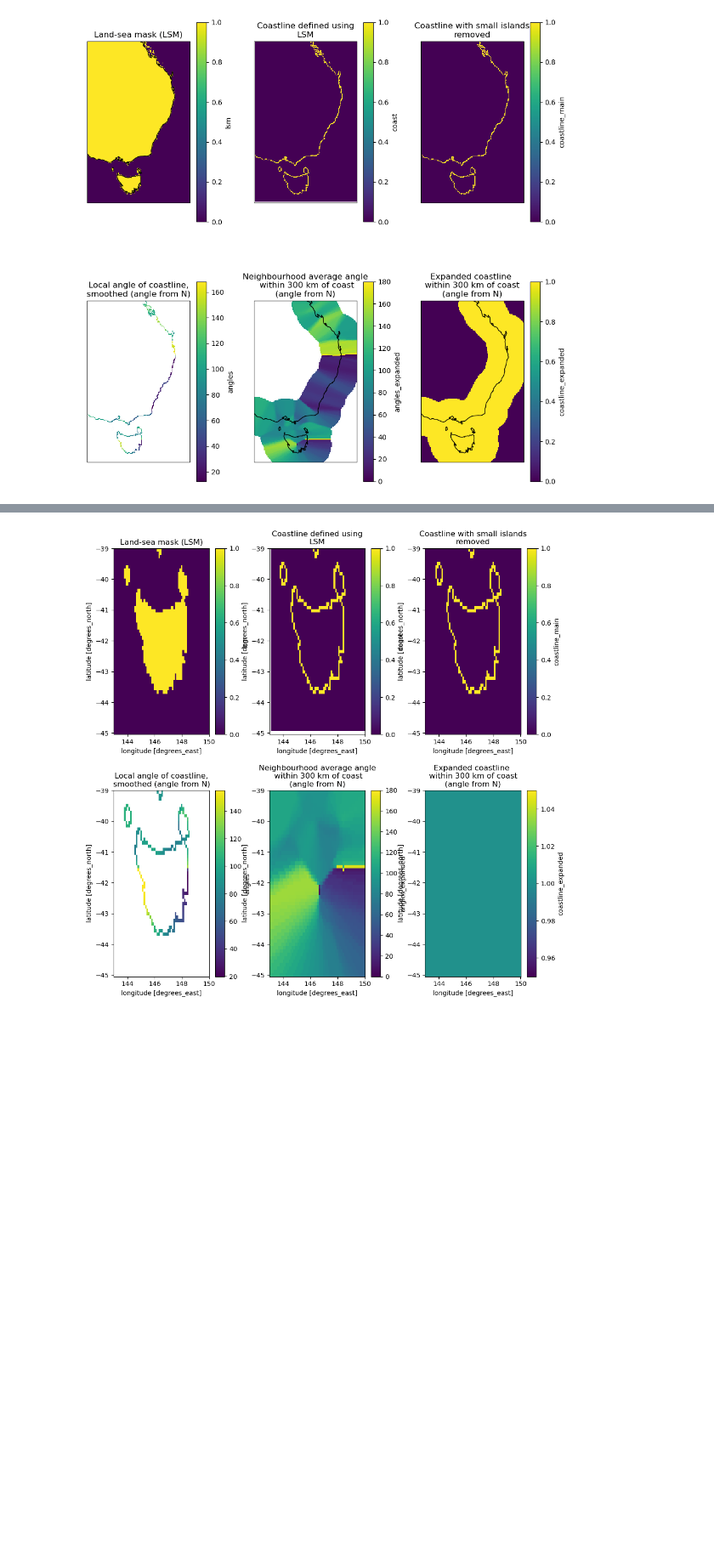
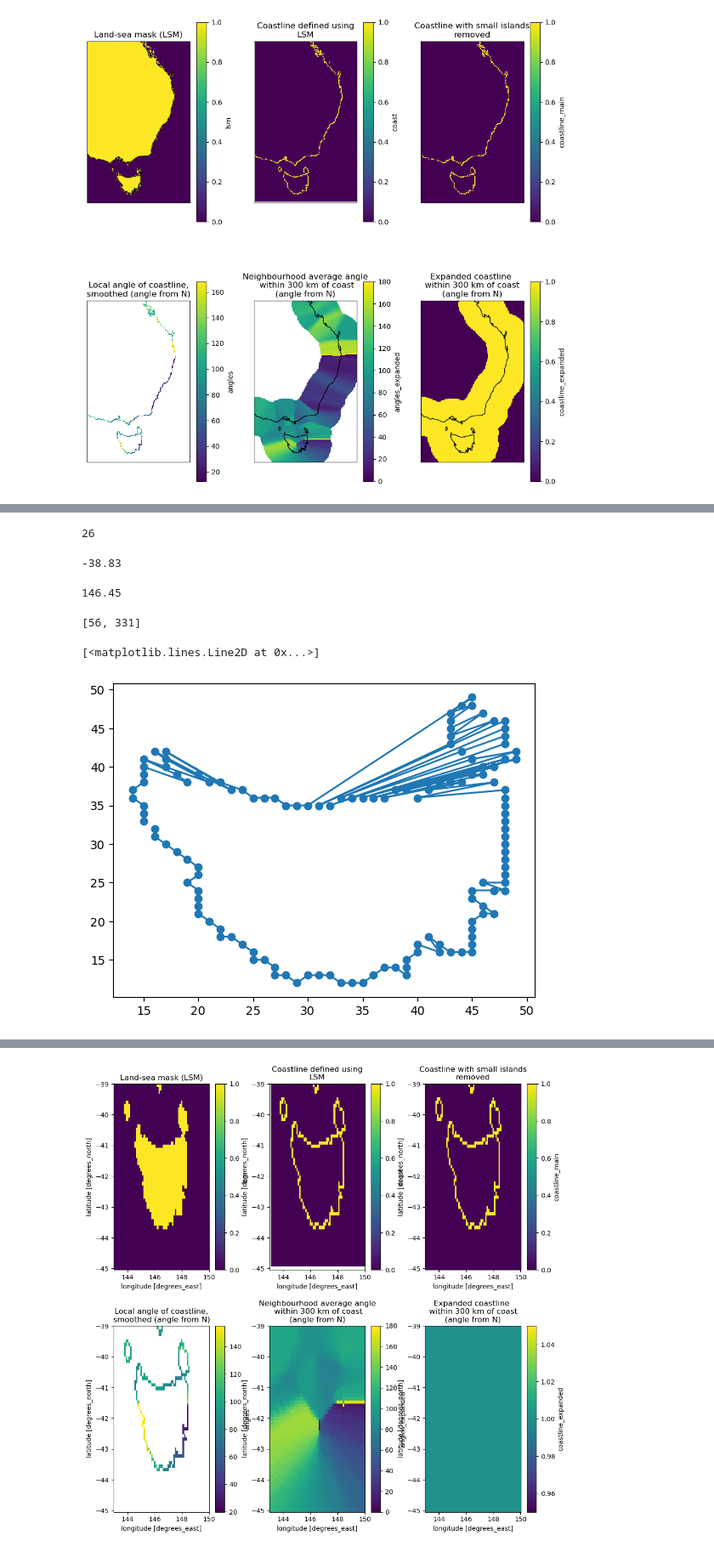
Before and after one commit to andrewbrown31/sea_breeze, a Jupyter notebook: barra_coastline.ipynb, the cells around one changed output, grey strips where cells are left out. Shown at 85% size. Drawn from its saved outputs; the diff is of its cells as text; code cells hidden in the pictures; blank space fills up the shorter version.

```diff
--- a/barra_coastline.ipynb
+++ b/barra_coastline.ipynb
@@ -95,0 +356,57 @@ Expanding angles to closest 10 points...
+# %%
+sorted_inds[5]
+# %% [output]
+26
+# %%
+lat[bound_xind[3]]
+# %% [output]
+-38.83
+# %%
+lon[bound_yind[3]]
+# %% [output]
+146.45
+# %%
+
+#Get the x and i indices of the current point
+a_x = bound_xind[a]
+a_y = bound_yind[a]
+
+#Define a list of all neighbouring points
+neighbours = [[a_x-1,a_y+1], [a_x,a_y+1], [a_x+1,a_y+1],
+ [a_x-1,a_y], [a_x+1,a_y],
+ [a_x-1,a_y-1], [a_x,a_y-1], [a_x+1,a_y-1]]
+
+det_ls = []
+#Loop over all neighbouring points
+for b in neighbours:
+    #If this neighbouring point is a boundary (coastline)
+    if bounds[b[0],b[1]]:
+        #Then are there points in a clockwise direction (using the less algorithm)
+        det_ls.append((a_x - centre_xind) * (b[1] - centre_yind) - (b[0] - centre_xind) * (a_y - centre_yind))
+    else:
+        det_ls.append(np.nan)
+
+neighbours[np.nanargmin(det_ls)]
+# %% [output]
+[56, 331]
+# %%
+import math                      # atan2
+
+def sort_counterclockwise(points, centre = None):
+  if centre:
+    centre_x, centre_y = centre
+  else:
+    centre_x, centre_y = sum([x for x,_ in points])/len(points), sum([y for _,y in points])/len(points)
+  angles = [math.atan2(y - centre_y, x - centre_x) for x,y in points]
+  counterclockwise_indices = sorted(range(len(points)), key=lambda i: angles[i])
+  counterclockwise_points = [points[i] for i in counterclockwise_indices]
+  return counterclockwise_points
+
+points = [(bound_yind[i], bound_xind[i]) for i in range(len(bound_xind))]
+
+points = sort_counterclockwise(points, (centre_xind, centre_yind))
+
+plt.plot([x for x,_ in points], [y for _,y in points],marker="o")
+# %% [output]
+[<matplotlib.lines.Line2D at 0x...>]
+[figure, added]
```
Also changed, not shown: parts of 15 cells of this notebook, 2 other files.
